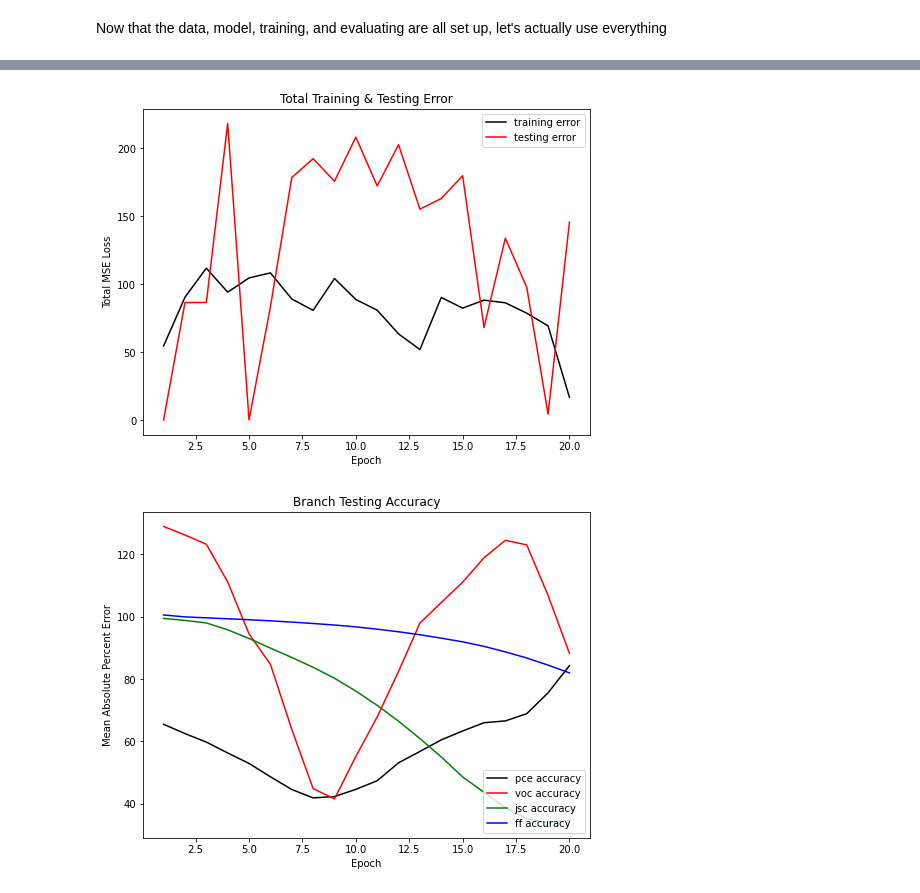
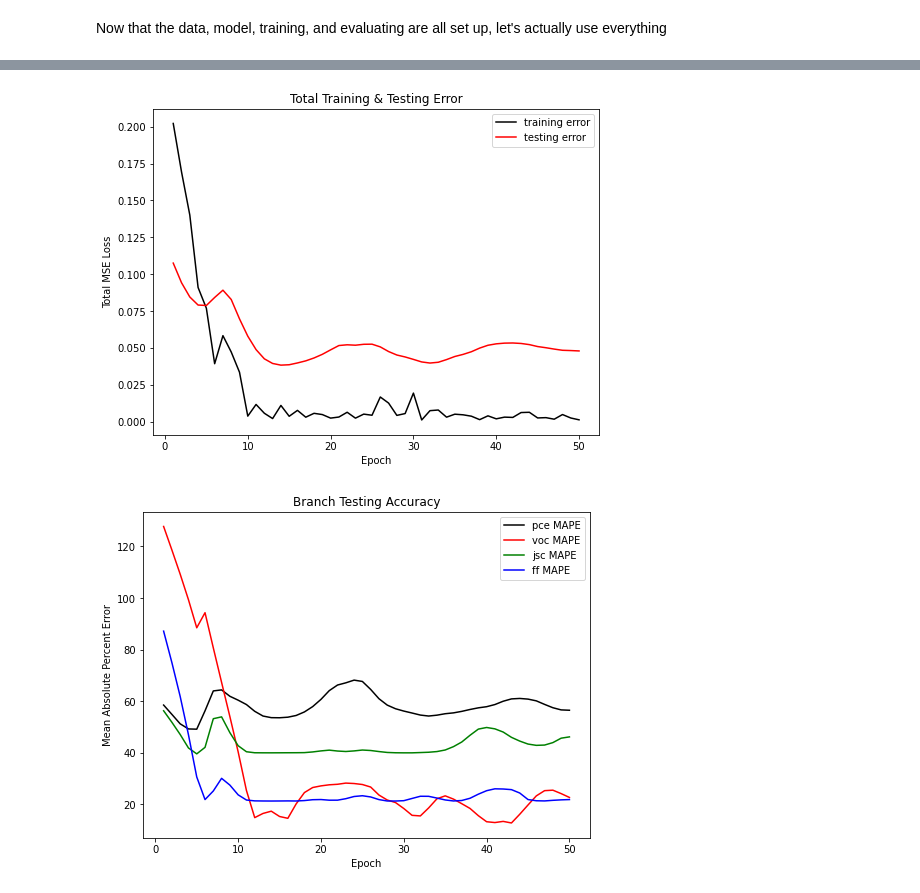
Before and after one commit to wesleyktatum/MatMAP, a Jupyter notebook: ipynb/OPV_NN2.ipynb, the cells around one changed output, grey strips where cells are left out. Drawn from its saved outputs; the diff is of its cells as text; code cells hidden in the pictures.

Commit message:
added min-max normalization to data pre-processing

```diff
--- a/ipynb/OPV_NN2.ipynb
+++ b/ipynb/OPV_NN2.ipynb
@@ -49,9 +54,9 @@ total_df.head()
 | 4 | 4 | 30 | 100 | 7 | 4 | 20.647291 | 35.791550 | 8.412561 | ... |
 # %%
 # Hyper parameters
-num_epochs = 20
-batch_size = int(len(total_df['PCE'])*0.8*0.5) # 50% of x_train samples
-learning_rate = 0.0005
+num_epochs = 50
+batch_size = int(len(total_df['PCE'])*0.8*0.9) # 90% of x_train samples
+learning_rate = 0.002
 
 # Device configuration (GPU if available, otherwise CPU)
 device = torch.device('cuda:0' if torch.cuda.is_available() else 'cpu')
@@ -58,20 +86,4 @@ device = torch.device('cuda:0' if torch.cuda.is_available() else 'cpu')
 # %%
-X = total_df[['Anneal_time', 'Anneal_temp', 'MajorAL_avg', 'MajorAL_stdev', 'MinorAL_avg',
-              'MinorAL_stdev', 'Ecc_avg', 'Ecc_stdev', 'Orient_avg', 'Orient_stdev', 'Perim_avg',
-              'Perim_stdev', 'GMM_label']] #input features used to make prediction
-Y = total_df[['PCE', 'VocL', 'Jsc', 'FF']] #target features to be predicted
-
-x_train, x_test, y_train, y_test = train_test_split(X,Y, test_size = 0.2, shuffle = True) #split dataset into separate testing and training datasets
-
-pce_train = y_train['PCE']
-pce_test = y_test['PCE']
-voc_train = y_train['VocL']
-voc_test = y_test['VocL']
-jsc_train = y_train['Jsc']
-jsc_test = y_test['Jsc']
-ff_train = y_train['FF']
-ff_test = y_test['FF']
-
 x_train_tensor = torch.tensor(x_train.values.astype(np.float32)) #convert pd.DataFrame -> np.ndarray -> torch.tensor
 pce_train_tensor = torch.tensor(pce_train.values.astype(np.float32))
 voc_train_tensor = torch.tensor(voc_train.values.astype(np.float32))
@@ -81,7 +93,7 @@ ff_train_tensor = torch.tensor(ff_train.values.astype(np.float32))
 #create tensor with features and targets
 train_tensor = torch.utils.data.TensorDataset(x_train_tensor, pce_train_tensor, voc_train_tensor, jsc_train_tensor, ff_train_tensor)
 #create iterable dataset with batches
-training_data_set = torch.utils.data.DataLoader(dataset = train_tensor, batch_size = batch_size, shuffle = True)
+training_data_set = torch.utils.data.DataLoader(dataset = train_tensor, batch_size = batch_size, shuffle = False)
 
 x_test_tensor = torch.tensor(x_test.values.astype(np.float32))
 pce_test_tensor = torch.tensor(pce_test.values.astype(np.float32))
@@ -90,7 +102,7 @@ jsc_test_tensor = torch.tensor(jsc_test.values.astype(np.float32))
 ff_test_tensor = torch.tensor(ff_test.values.astype(np.float32))
 
 test_tensor = torch.utils.data.TensorDataset(x_test_tensor, pce_test_tensor, voc_test_tensor, jsc_test_tensor, ff_test_tensor)
-testing_data_set = torch.utils.data.DataLoader(dataset = test_tensor, batch_size = batch_size, shuffle = True)
+testing_data_set = torch.utils.data.DataLoader(dataset = test_tensor, batch_size = batch_size, shuffle = False)
 # %% [markdown]
 Now that the data, model, training, and evaluating are all set up, let's actually use everything
 # %%
@@ -168,30 +180,30 @@ Total Epoch Testing Accuracy: PCE = 84.27474981343205
 # %%
 fig, ax = plt.subplots(figsize = (8,6))
 
 epochs = np.arange(1, (num_epochs+1), 1)
 
 plt.plot(epochs, train_epoch_losses, c = 'k', label = 'training error')
 plt.plot(epochs, test_epoch_losses, c = 'r', label = 'testing error')
 plt.legend(loc = 'upper right')
 plt.title("Total Training & Testing Error")
 ax.set_xlabel('Epoch')
 ax.set_ylabel('Total MSE Loss')
 plt.show()
 
 fig, ax = plt.subplots(figsize = (8,6))
 # plt.plot(epochs, train_epoch_accuracy, c = 'k', label = 'training accuracy')
-plt.plot(epochs, pce_test_epoch_accuracies, c = 'k', label = 'pce accuracy')
-plt.plot(epochs, voc_test_epoch_accuracies, c = 'r', label = 'voc accuracy')
-plt.plot(epochs, jsc_test_epoch_accuracies, c = 'g', label = 'jsc accuracy')
-plt.plot(epochs, ff_test_epoch_accuracies, c = 'b', label = 'ff accuracy')
-plt.legend(loc = 'lower right')
+plt.plot(epochs, pce_test_epoch_accuracies, c = 'k', label = 'pce MAPE')
+plt.plot(epochs, voc_test_epoch_accuracies, c = 'r', label = 'voc MAPE')
+plt.plot(epochs, jsc_test_epoch_accuracies, c = 'g', label = 'jsc MAPE')
+plt.plot(epochs, ff_test_epoch_accuracies, c = 'b', label = 'ff MAPE')
+plt.legend(loc = 'upper right')
 plt.title("Branch Testing Accuracy")
 ax.set_xlabel('Epoch')
 ax.set_ylabel('Mean Absolute Percent Error')
 plt.show()
 # %% [output]
-[figure, old version]
+[figure, new version]
-[figure, old version]
+[figure, new version]
 # %%
 fig, ax = plt.subplots(figsize = (8,6))
 
```
Also changed, not shown: parts of 6 cells of this notebook, 6 other files.
